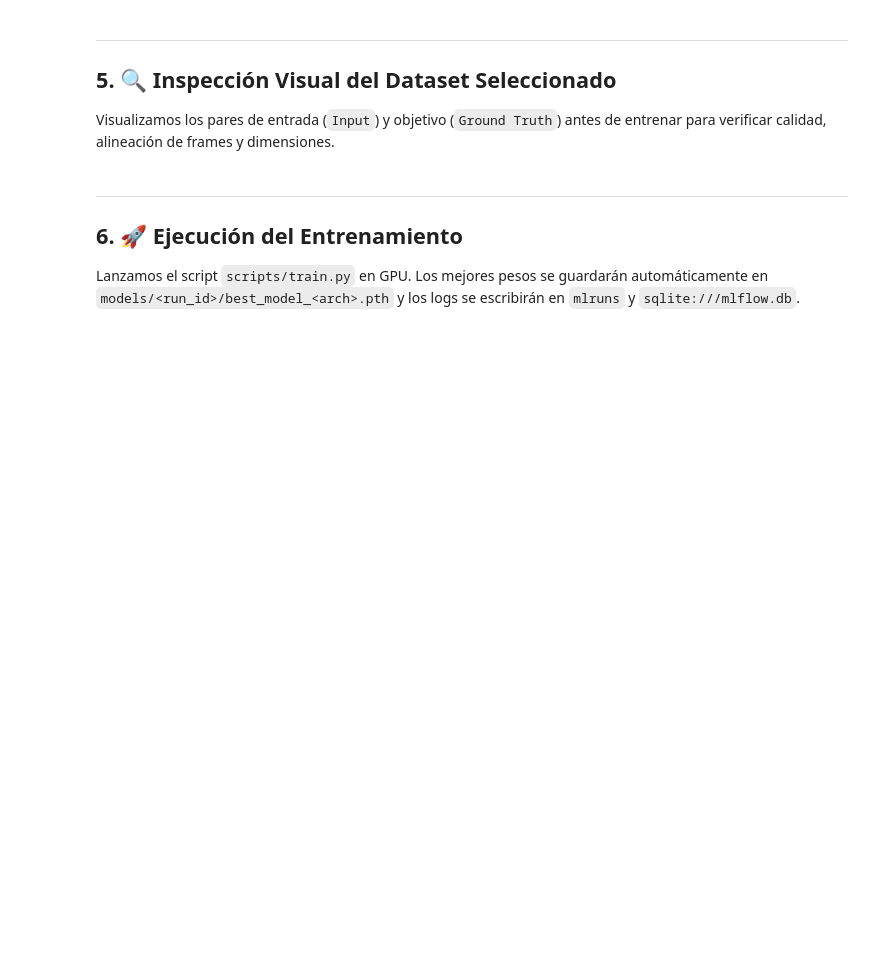
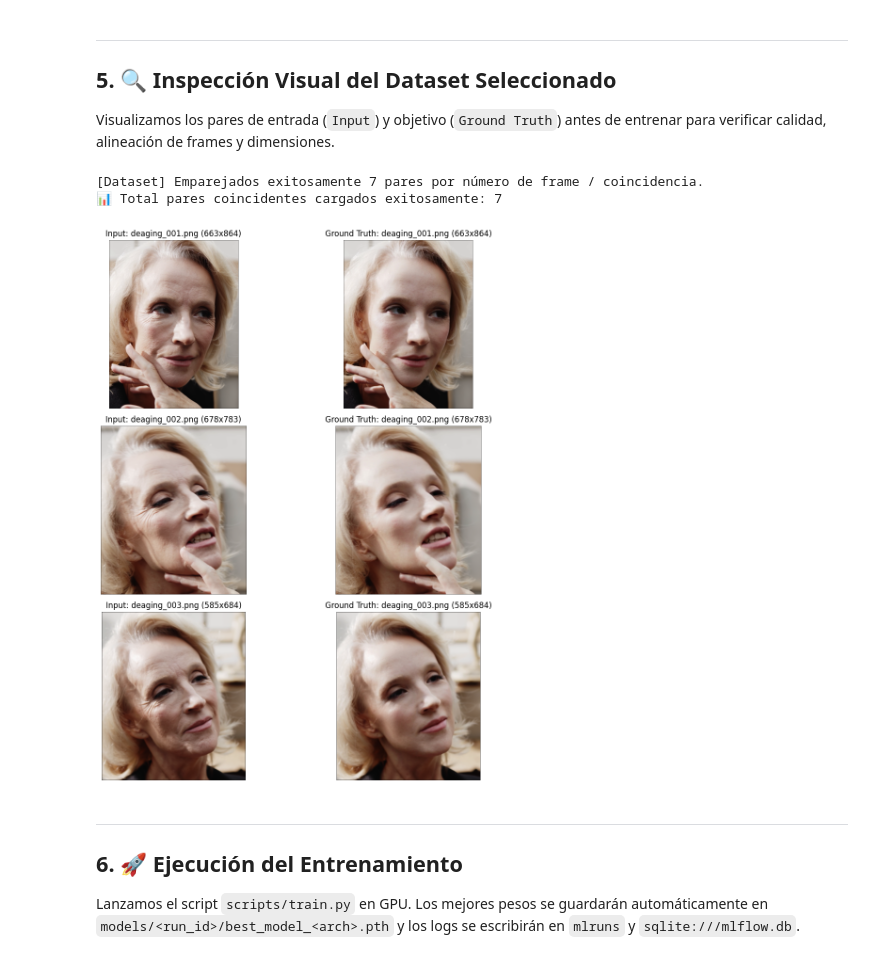
Before and after one commit to Serces19/copyair, a Jupyter notebook: notebooks/copyair_colab_training.ipynb, the cells around one changed output. Cells and saved outputs as stored; diff of their text form; code cells hidden in the pictures; blank space fills up the shorter version.

```diff
--- a/notebooks/copyair_colab_training.ipynb
+++ b/notebooks/copyair_colab_training.ipynb
@@ -132,7 +191,7 @@ from pathlib import Path
 # =========================================================================
 # 🎛️ 1. SELECCIÓN DE DATASET (GOOGLE DRIVE DESKTOP O LOCAL)
 # =========================================================================
-DATASET_NAME = "deaging"  # @param ["deaging", "wireremoval", "car_reflejo", "reflections", "custom"]
+DATASET_NAME = "deaging"  # @param ["deaging", "wireremoval", "car_reflejo", "reflections", "wire_soldier", "custom"]
 CUSTOM_DATASET_ROOT = "/content/drive/Othercomputers/My Computer/Tesis/datasets"  # @param {type:"string"}
 
 # Resolver directorios
@@ -154,12 +213,12 @@ OUTPUT_DIR = f"output_inference/{DATASET_NAME}"
 # 🎛️ 2. SELECTOR DE ARQUITECTURA Y PRESETS SOTA
 # =========================================================================
 # Opciones de ARCHITECTURE: "nafnet", "restormer", "scope_unet", "convnext", "mambair", "residual_unet", "modern_unet", "smart_unet", "basic_unet"
-SELECTED_ARCH = "nafnet"  # @param ["nafnet", "restormer", "scope_unet", "convnext", "mambair", "residual_unet", "modern_unet", "smart_unet", "basic_unet"]
+SELECTED_ARCH = "modern_unet"  # @param ["nafnet", "restormer", "scope_unet", "convnext", "mambair", "residual_unet", "modern_unet", "smart_unet", "basic_unet"]
 MODEL_SIZE = "base"       # @param ["nano", "tiny", "small", "base", "large"]
-EPOCHS = 1000             # @param {type:"integer"}
+EPOCHS = 750             # @param {type:"integer"}
 BATCH_SIZE = 4            # @param {type:"integer"}
 LEARNING_RATE = 0.001     # @param {type:"number"}
-IMG_SIZE = 512            # @param {type:"integer"}
+IMG_SIZE = 256            # @param {type:"integer"}
 
 # Construir diccionario de configuración base
 config = {
@@ -307,38 +373,39 @@ from pathlib import Path
 from src.data.dataset import PairedImageDataset
 
 in_dir = config["data"]["input_dir"]
 gt_dir = config["data"]["gt_dir"]
 
 try:
     ds = PairedImageDataset(input_dir=in_dir, gt_dir=gt_dir)
     print(f"📊 Total pares coincidentes cargados exitosamente: {len(ds)}\n")
 
     n_show = min(3, len(ds))
     fig, axes = plt.subplots(n_show, 2, figsize=(12, 4 * n_show))
     if n_show == 1:
         axes = [axes]
 
     for i in range(n_show):
         item = ds[i]
         # Convertir de tensor [-1, 1] (C, H, W) a uint8 [0, 255] (H, W, C)
         img_in = ((item["input"].permute(1, 2, 0).numpy() + 1.0) * 127.5).clip(0, 255).astype("uint8")
         img_gt = ((item["gt"].permute(1, 2, 0).numpy() + 1.0) * 127.5).clip(0, 255).astype("uint8")
 
-        in_name = item.get('input_name', item.get('filename', f'frame_{i}'))
-        gt_name = item.get('gt_name', item.get('filename', f'frame_{i}'))
-
         axes[i][0].imshow(img_in)
-        axes[i][0].set_title(f"Input: {in_name} ({img_in.shape[1]}x{img_in.shape[0]})", fontsize=11)
+        axes[i][0].set_title(f"Input: {item['filename']} ({img_in.shape[1]}x{img_in.shape[0]})")
         axes[i][0].axis("off")
 
         axes[i][1].imshow(img_gt)
-        axes[i][1].set_title(f"Ground Truth: {gt_name} ({img_gt.shape[1]}x{img_gt.shape[0]})", fontsize=11)
+        axes[i][1].set_title(f"Ground Truth: {item['filename']} ({img_gt.shape[1]}x{img_gt.shape[0]})")
         axes[i][1].axis("off")
 
     plt.tight_layout()
     plt.show()
 except Exception as e:
     print(f"❌ Error al cargar dataset: {e}")
+# %% [output]
+[Dataset] Emparejados exitosamente 7 pares por número de frame / coincidencia.
+📊 Total pares coincidentes cargados exitosamente: 7
+[figure, added]
 # %% [markdown]
 ---
 ## 6. 🚀 Ejecución del Entrenamiento
```
Also changed, not shown: parts of 11 cells of this notebook.
